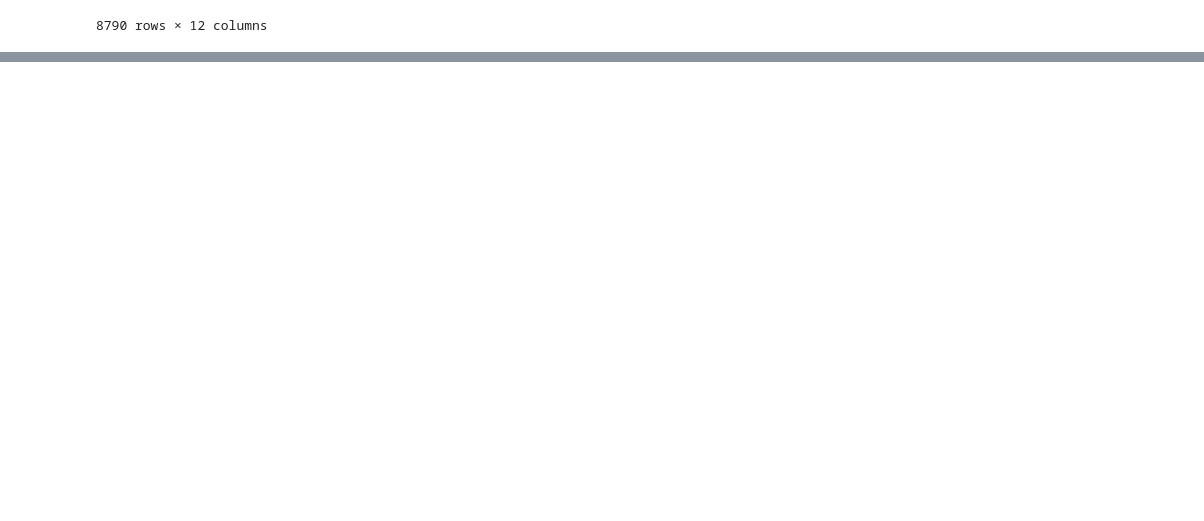
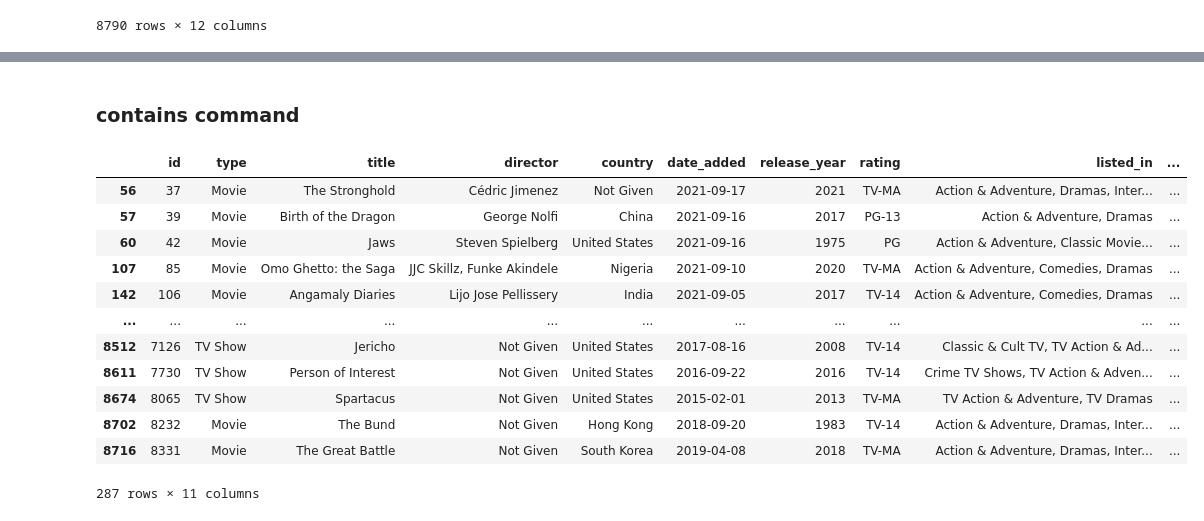
Before and after one commit to Ni3Gawande/pandas, a Jupyter notebook: Netflix.ipynb, the cells around one changed output, grey strips where cells are left out. Drawn from its saved outputs; the diff is of its cells as text; code cells hidden in the pictures; blank space fills up the shorter version.

```diff
--- a/Netflix.ipynb
+++ b/Netflix.ipynb
@@ -283,0 +276,2 @@ df
+# %%
+df.drop('duration',axis=1,inplace=True)
@@ -283,0 +363,19 @@ df
+# %% [markdown]
+### contains command
+# %%
+# df['listed_in'].value_counts()
+df[(df['listed_in'].str.contains('Action')) & (df['listed_in'].str.contains('Dramas'))]
+# %% [output]
+|  | id | type | title | director | country | date_added | release_year | rating | listed_in | ... |
+| 56 | 37 | Movie | The Stronghold | Cédric Jimenez | Not Given | 2021-09-17 | 2021 | TV-MA | Action & Adventure, Dramas, Inter... | ... |
+| 57 | 39 | Movie | Birth of the Dragon | George Nolfi | China | 2021-09-16 | 2017 | PG-13 | Action & Adventure, Dramas | ... |
+| 60 | 42 | Movie | Jaws | Steven Spielberg | United States | 2021-09-16 | 1975 | PG | Action & Adventure, Classic Movie... | ... |
+| 107 | 85 | Movie | Omo Ghetto: the Saga | JJC Skillz, Funke Akindele | Nigeria | 2021-09-10 | 2020 | TV-MA | Action & Adventure, Comedies, Dramas | ... |
+| 142 | 106 | Movie | Angamaly Diaries | Lijo Jose Pellissery | India | 2021-09-05 | 2017 | TV-14 | Action & Adventure, Comedies, Dramas | ... |
+| ... | ... | ... | ... | ... | ... | ... | ... | ... | ... | ... |
+| 8512 | 7126 | TV Show | Jericho | Not Given | United States | 2017-08-16 | 2008 | TV-14 | Classic & Cult TV, TV Action & Ad... | ... |
+| 8611 | 7730 | TV Show | Person of Interest | Not Given | United States | 2016-09-22 | 2016 | TV-14 | Crime TV Shows, TV Action & Adven... | ... |
+| 8674 | 8065 | TV Show | Spartacus | Not Given | United States | 2015-02-01 | 2013 | TV-MA | TV Action & Adventure, TV Dramas | ... |
+| 8702 | 8232 | Movie | The Bund | Not Given | Hong Kong | 2018-09-20 | 1983 | TV-14 | Action & Adventure, Dramas, Inter... | ... |
+| 8716 | 8331 | Movie | The Great Battle | Not Given | South Korea | 2019-04-08 | 2018 | TV-MA | Action & Adventure, Dramas, Inter... | ... |
+287 rows × 11 columns
```
Also changed, not shown: parts of 48 cells of this notebook.
